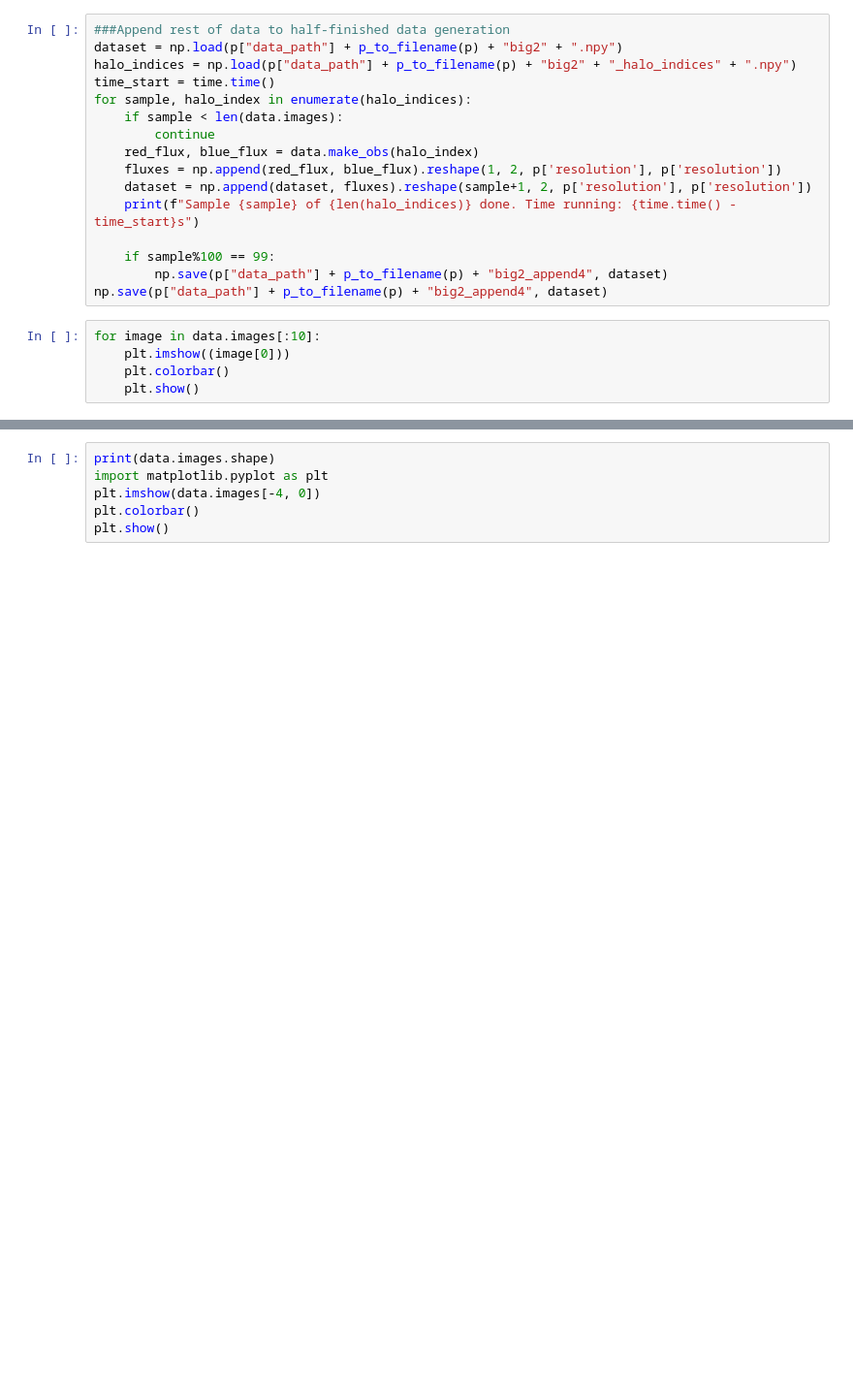
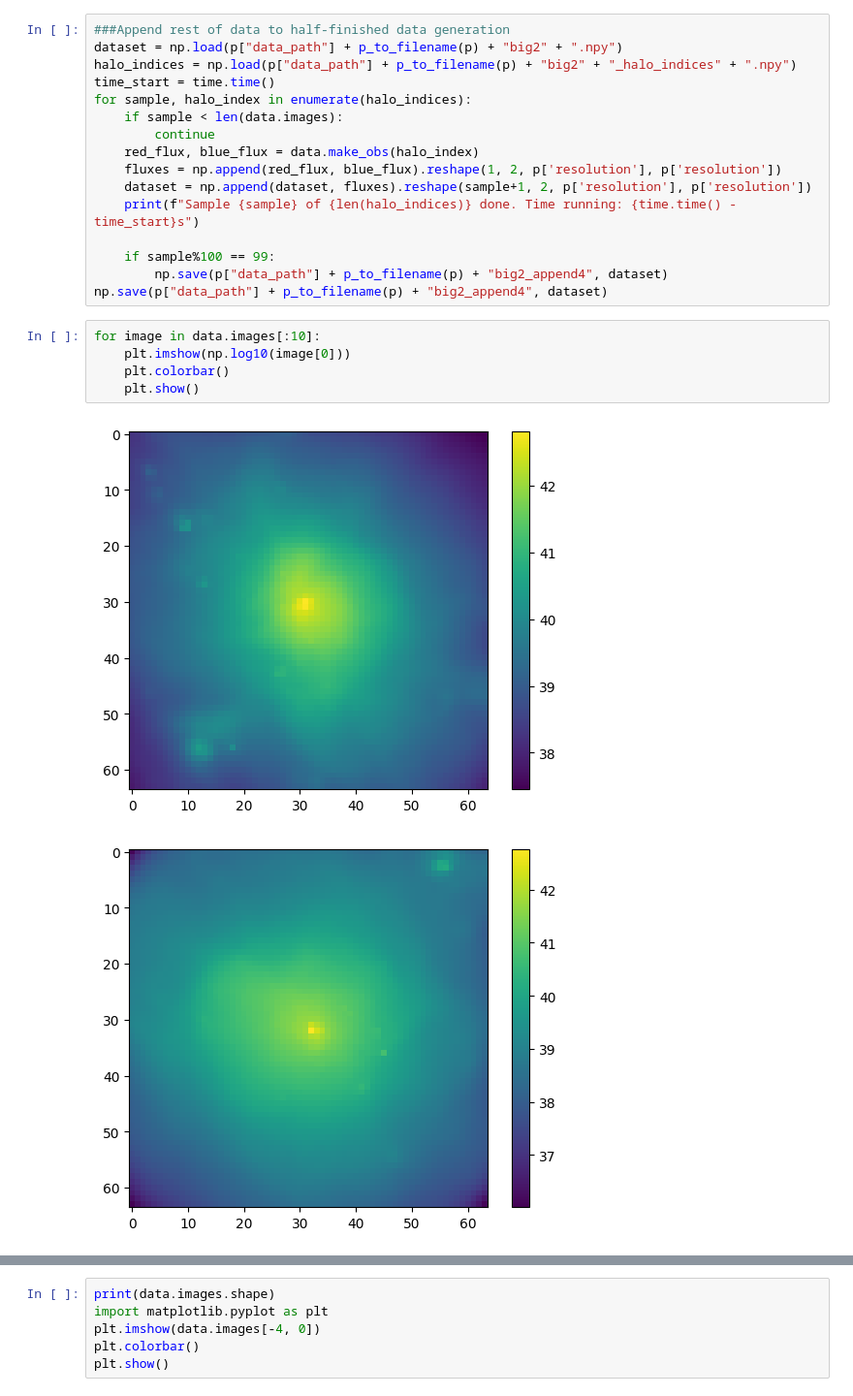
Before and after one commit to woutervantol/scriptie2, a Jupyter notebook: test_data.ipynb, the cells around one changed output, grey strips where cells are left out. Shown at 97% size. Cells and saved outputs as stored; diff of their text form; blank space fills up the shorter version.

```diff
--- a/test_data.ipynb
+++ b/test_data.ipynb
@@ -72,6 +97,9 @@ for sample, halo_index in enumerate(halo_indices):
 np.save(p["data_path"] + p_to_filename(p) + "big2_append4", dataset)
 # %%
 for image in data.images[:10]:
-    plt.imshow((image[0]))
+    plt.imshow(np.log10(image[0]))
     plt.colorbar()
     plt.show()
+# %% [output]
+[figure, added]
+[figure, added]
```
Also changed, not shown: parts of 9 cells of this notebook, 3 other files.
